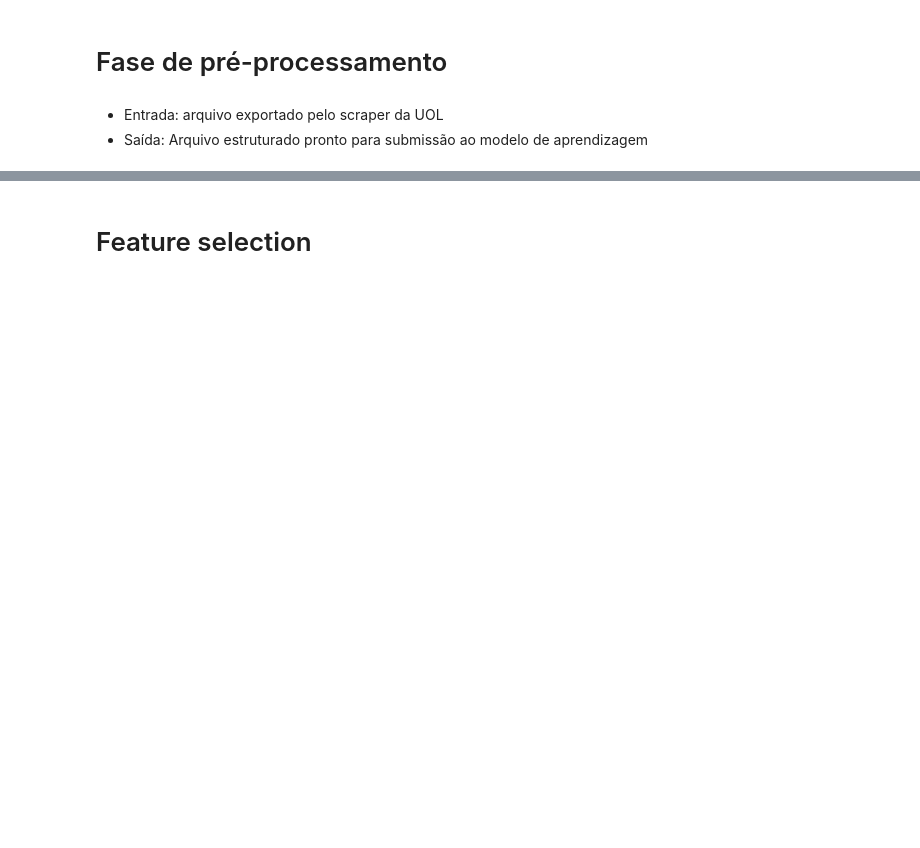
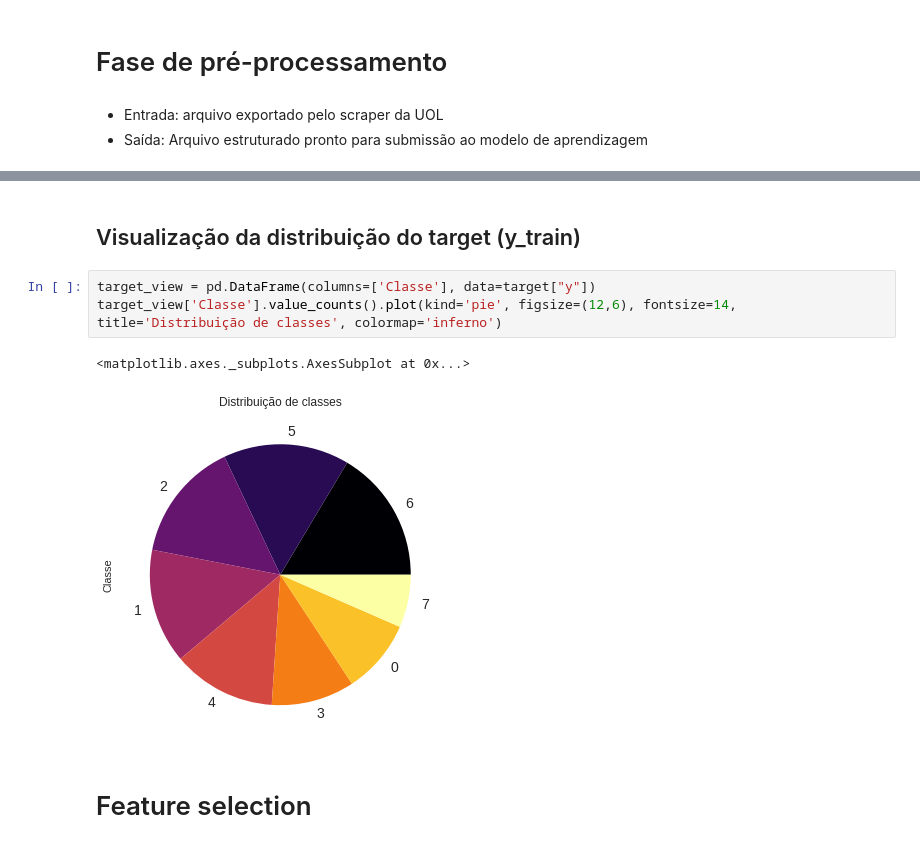
Before and after one commit to nbrutti/uol-export, a Jupyter notebook: notebooks/Pré-processamento.ipynb, the cells around one changed output, grey strips where cells are left out. Drawn from its saved outputs; the diff is of its cells as text; blank space fills up the shorter version.

```diff
--- a/notebooks/Pré-processamento.ipynb
+++ b/notebooks/Pré-processamento.ipynb
@@ -255,3 +277,11 @@ X_train, X_test, Y_train, Y_test = train_test_split(X, Y, test_size = 0.3, rando
+# %% [markdown]
+## Visualização da distribuição do target (y_train)
+# %%
+target_view = pd.DataFrame(columns=['Classe'], data=target["y"])
+target_view['Classe'].value_counts().plot(kind='pie', figsize=(12,6), fontsize=14, title='Distribuição de classes', colormap='inferno')
+# %% [output]
+<matplotlib.axes._subplots.AxesSubplot at 0x...>
+[figure, added]
 # %% [markdown]
 # Feature selection
 # %%
```
Also changed, not shown: parts of 25 cells of this notebook, 1 other file.
